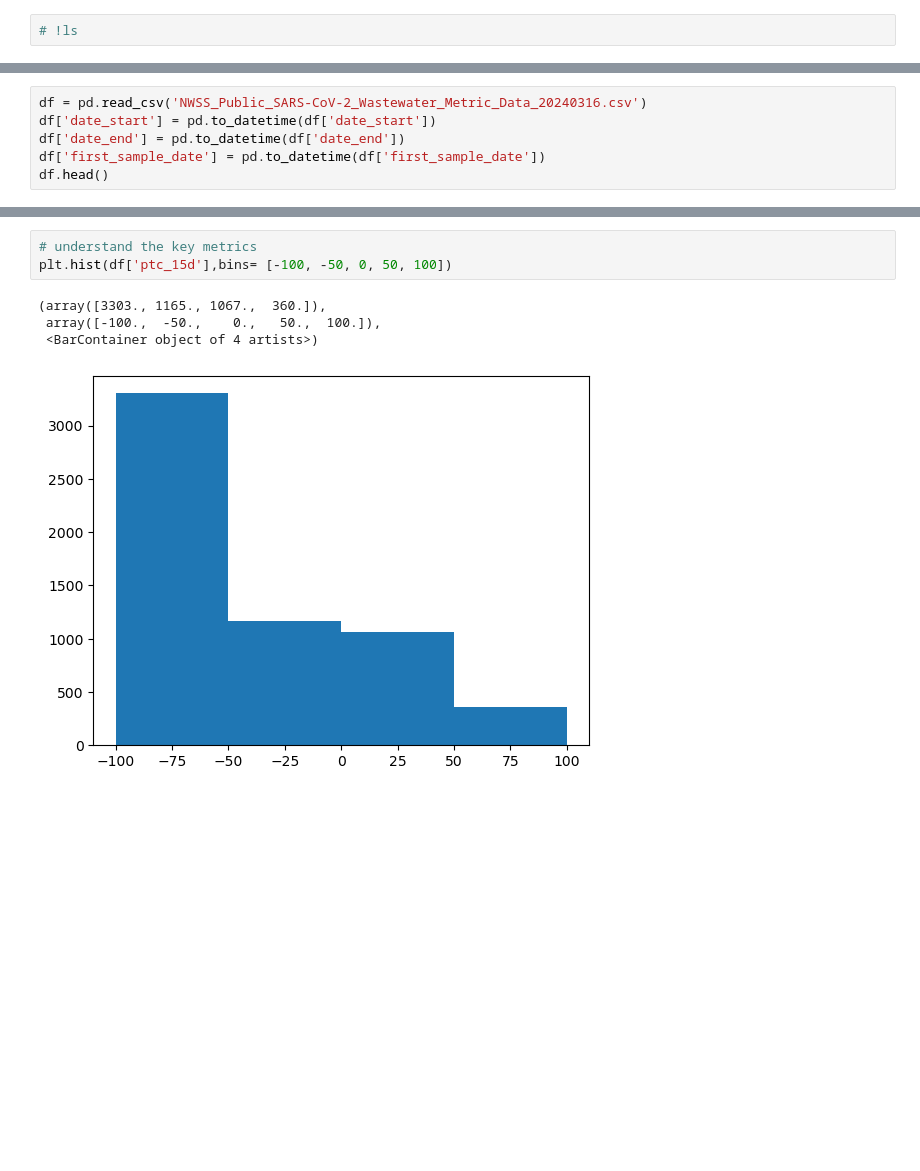
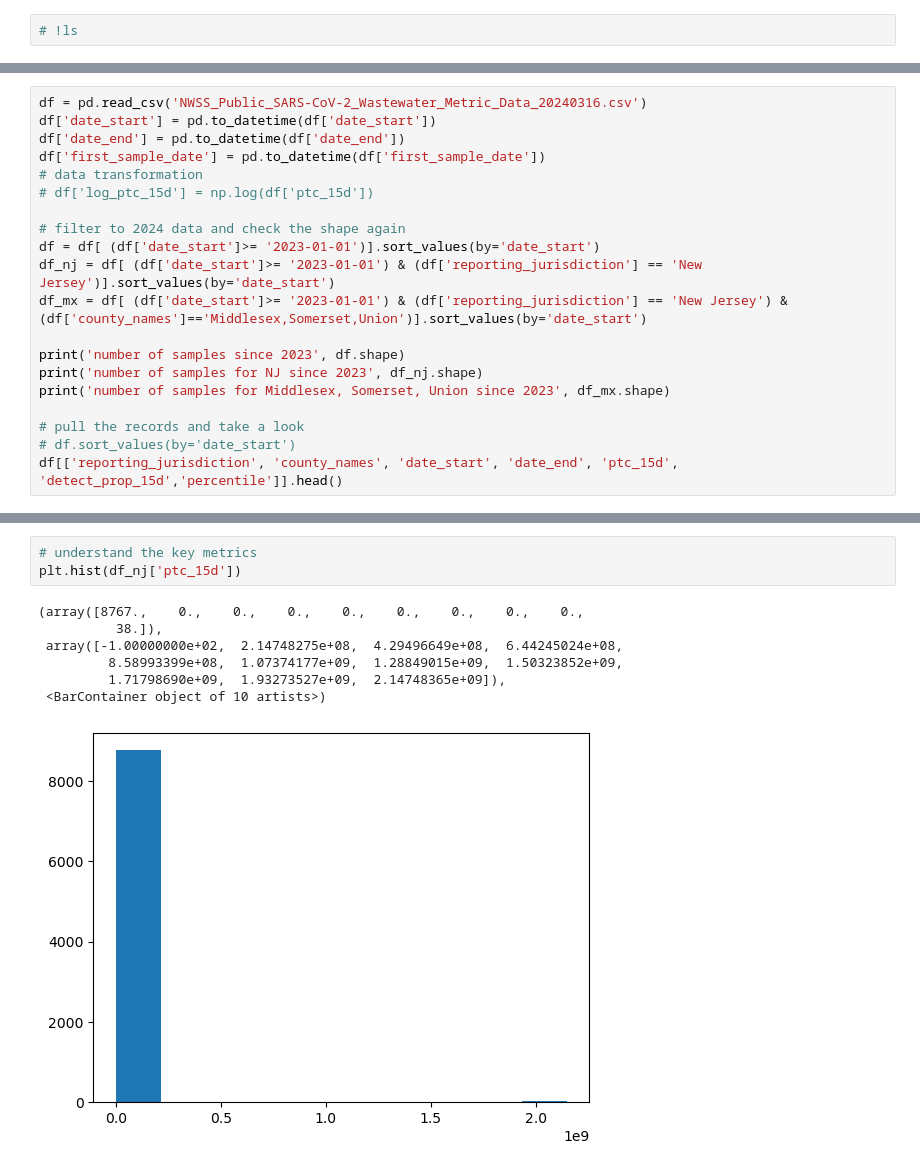
Before and after one commit to chinhenglu/covid_in_2024, a Jupyter notebook: covid.ipynb, the cells around one changed output, grey strips where cells are left out. Drawn from its saved outputs; the diff is of its cells as text; blank space fills up the shorter version.

```diff
--- a/covid.ipynb
+++ b/covid.ipynb
@@ -28,5 +32,19 @@ df = pd.read_csv('NWSS_Public_SARS-CoV-2_Wastewater_Metric_Data_20240316.csv')
 df['date_start'] = pd.to_datetime(df['date_start'])
 df['date_end'] = pd.to_datetime(df['date_end'])
 df['first_sample_date'] = pd.to_datetime(df['first_sample_date'])
-df.head()
+# data transformation
+# df['log_ptc_15d'] = np.log(df['ptc_15d'])
+
+# filter to 2024 data and check the shape again
+df = df[ (df['date_start']>= '2023-01-01')].sort_values(by='date_start')
+df_nj = df[ (df['date_start']>= '2023-01-01') & (df['reporting_jurisdiction'] == 'New Jersey')].sort_values(by='date_start')
+df_mx = df[ (df['date_start']>= '2023-01-01') & (df['reporting_jurisdiction'] == 'New Jersey') & (df['county_names']=='Middlesex,Somerset,Union')].sort_values(by='date_start')
+
+print('number of samples since 2023', df.shape)
+print('number of samples for NJ since 2023', df_nj.shape)
+print('number of samples for Middlesex, Somerset, Union since 2023', df_mx.shape)
+
+# pull the records and take a look
+# df.sort_values(by='date_start')
+df[['reporting_jurisdiction', 'county_names', 'date_start', 'date_end', 'ptc_15d', 'detect_prop_15d','percentile']].head()
 # %% [output]
@@ -73,10 +108,13 @@ df.shape
 # %%
 # understand the key metrics
-plt.hist(df['ptc_15d'],bins= [-100, -50, 0, 50, 100])
+plt.hist(df_nj['ptc_15d'])
 # %% [output]
-(array([3303., 1165., 1067.,  360.]),
- array([-100.,  -50.,    0.,   50.,  100.]),
- <BarContainer object of 4 artists>)
+(array([8767.,    0.,    0.,    0.,    0.,    0.,    0.,    0.,    0.,
+          38.]),
+ array([-1.00000000e+02,  2.14748275e+08,  4.29496649e+08,  6.44245024e+08,
+         8.58993399e+08,  1.07374177e+09,  1.28849015e+09,  1.50323852e+09,
+         1.71798690e+09,  1.93273527e+09,  2.14748365e+09]),
+ <BarContainer object of 10 artists>)
-[figure, old version]
+[figure, new version]
 # %%
 # plt.hist(df['detect_prop_15d'], bins= [0, 10, 20, 30, 40, 50, 60, 70, 80, 90, 100])
```
Also changed, not shown: parts of 17 cells of this notebook.
